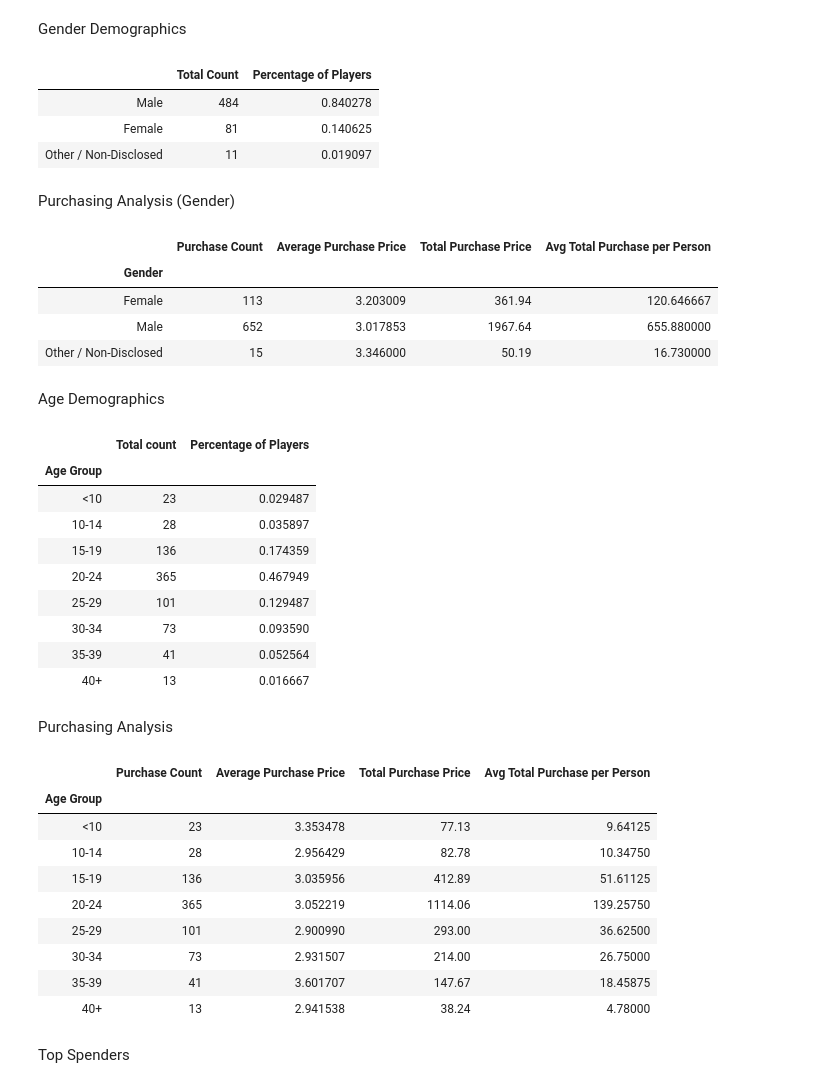
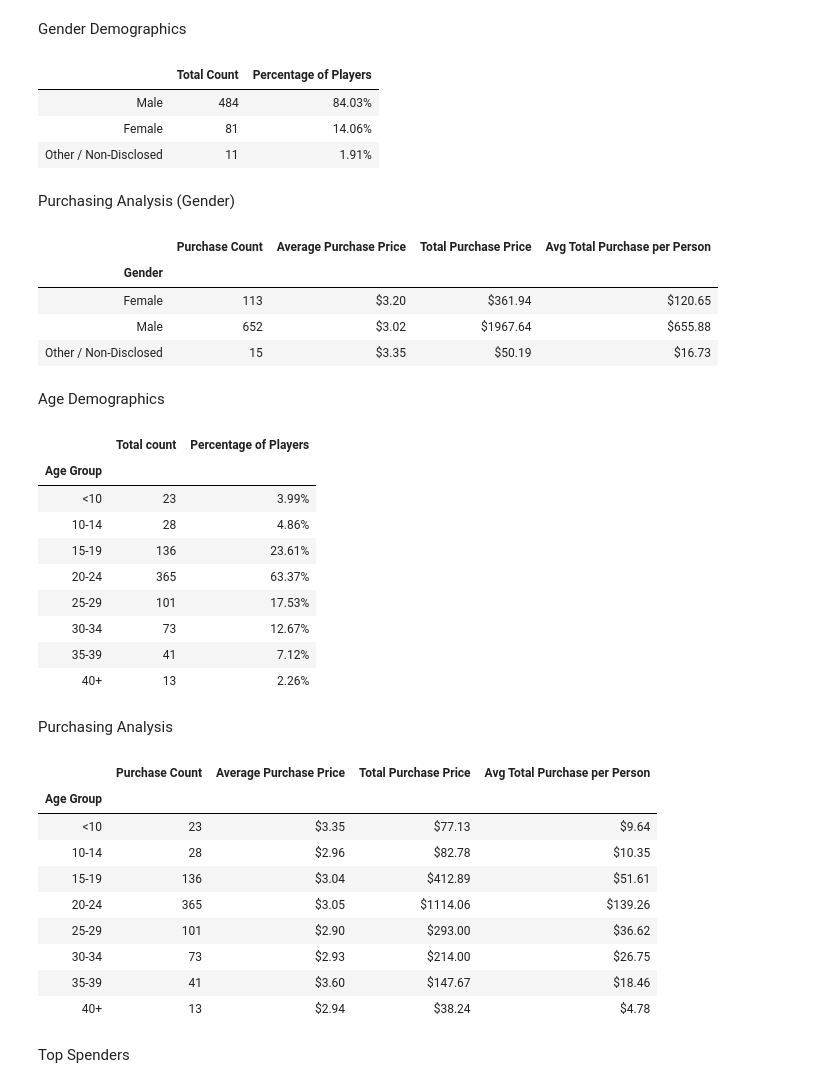
Before and after one commit to TrevorLovesMommy/pandas-challenge, a Jupyter notebook: gamer.ipynb, the cells around one changed output. Cells and saved outputs as stored; diff of their text form; code cells hidden in the pictures.

```diff
--- a/gamer.ipynb
+++ b/gamer.ipynb
@@ -76,14 +79,18 @@ gender_df = pd.DataFrame(gender_df["Gender"].value_counts())
 #rename first column
 gender_df.columns =["Total Count"]
 
+#format %
+
+
 #add column of percentage of players
 gender_df["Percentage of Players"]=gender_df["Total Count"]/population
+gender_df["Percentage of Players"] = gender_df["Percentage of Players"].map("{:.2%}".format)
 gender_df.head()
 # %% [output]
 |  | Total Count | Percentage of Players |
-| Male | 484 | 0.840278 |
-| Female | 81 | 0.140625 |
-| Other / Non-Disclosed | 11 | 0.019097 |
+| Male | 484 | 84.03% |
+| Female | 81 | 14.06% |
+| Other / Non-Disclosed | 11 | 1.91% |
 # %% [markdown]
  Purchasing Analysis (Gender)
 # %%
@@ -110,6 +117,11 @@ total_purchase_price = grouped_df["Price"].sum()
 avg_tot_purch_pp= total_purchase_price/len(grouped_df["SN"].unique())
 
 
+#optional - format currency
+avg_tot_purch_pp = avg_tot_purch_pp.map("${:.2f}".format)
+total_purchase_price = total_purchase_price.map("${:.2f}".format)
+average_purchase_price = average_purchase_price.map("${:.2f}".format)
+
 # Create a summary dataframe with dictionaries
 purchase_summary_df = pd.DataFrame({"Purchase Count": purchase_count,
                                     "Average Purchase Price": average_purchase_price,
@@ -122,9 +134,9 @@ purchase_summary_df.head()
 # %% [output]
 |  | Purchase Count | Average Purchase Price | Total Purchase Price | Avg Total Purchase per Person |
 | Gender |  |  |  |  |
-| Female | 113 | 3.203009 | 361.94 | 120.646667 |
-| Male | 652 | 3.017853 | 1967.64 | 655.880000 |
-| Other / Non-Disclosed | 15 | 3.346000 | 50.19 | 16.730000 |
+| Female | 113 | $3.20 | $361.94 | $120.65 |
+| Male | 652 | $3.02 | $1967.64 | $655.88 |
+| Other / Non-Disclosed | 15 | $3.35 | $50.19 | $16.73 |
 # %% [markdown]
 Age Demographics
 # %%
@@ -144,8 +156,10 @@ age_grouped_df = df.groupby(["Age Group"])
 num_by_bin = age_grouped_df["SN"].count()
 percentage_of_players = age_grouped_df["SN"].count()/population
 
+#Optional: round the percentage column to two decimal points
+percentage_of_players = percentage_of_players.map("{:.2%}".format)
+
 #Create a summary data frame to hold the results
-#Optional: round the percentage column to two decimal points
 age_summary_df = pd.DataFrame({"Total count": num_by_bin,
                             "Percentage of Players": percentage_of_players})
 
@@ -154,46 +168,50 @@ age_summary_df
 # %% [output]
 |  | Total count | Percentage of Players |
 | Age Group |  |  |
-| <10 | 23 | 0.029487 |
-| 10-14 | 28 | 0.035897 |
-| 15-19 | 136 | 0.174359 |
-| 20-24 | 365 | 0.467949 |
-| 25-29 | 101 | 0.129487 |
-| 30-34 | 73 | 0.093590 |
-| 35-39 | 41 | 0.052564 |
-| 40+ | 13 | 0.016667 |
+| <10 | 23 | 3.99% |
+| 10-14 | 28 | 4.86% |
+| 15-19 | 136 | 23.61% |
+| 20-24 | 365 | 63.37% |
+| 25-29 | 101 | 17.53% |
+| 30-34 | 73 | 12.67% |
+| 35-39 | 41 | 7.12% |
+| 40+ | 13 | 2.26% |
 # %% [markdown]
 Purchasing Analysis
 # %%
 #Bin the purchase_data data frame by age
 #Run basic calculations to obtain purchase count, avg. purchase price, avg. purchase total per person etc. in the table below
 
 purchase_count_age = age_grouped_df["Purchase ID"].count()
 avg_purchase_price_age = age_grouped_df["Price"].mean()
 total_purchase_price_age = age_grouped_df["Price"].sum()
 ave_purch_price_per_person_age= total_purchase_price_age/len(age_grouped_df["SN"].unique())
 
+#Optional: give the displayed data cleaner formatting
+avg_purchase_price_age = avg_purchase_price_age.map("${:.2f}".format)
+total_purchase_price_age = total_purchase_price_age.map("${:.2f}".format)
+ave_purch_price_per_person_age = ave_purch_price_per_person_age.map("${:.2f}".format)
+
 #Create a summary data frame to hold the results
 purchase_age_summary_df = pd.DataFrame({"Purchase Count": purchase_count_age,
                                         "Average Purchase Price": avg_purchase_price_age,
                                        "Total Purchase Price":total_purchase_price_age,
                                        "Avg Total Purchase per Person":ave_purch_price_per_person_age})
 
+
 #Display the summary data frame
 purchase_age_summary_df
-
-#Optional: give the displayed data cleaner formatting
 # %% [output]
 |  | Purchase Count | Average Purchase Price | Total Purchase Price | Avg Total Purchase per Person |
 | Age Group |  |  |  |  |
-| <10 | 23 | 3.353478 | 77.13 | 9.64125 |
-| 10-14 | 28 | 2.956429 | 82.78 | 10.34750 |
-| 15-19 | 136 | 3.035956 | 412.89 | 51.61125 |
-| 20-24 | 365 | 3.052219 | 1114.06 | 139.25750 |
-| 25-29 | 101 | 2.900990 | 293.00 | 36.62500 |
-| 30-34 | 73 | 2.931507 | 214.00 | 26.75000 |
-| 35-39 | 41 | 3.601707 | 147.67 | 18.45875 |
-| 40+ | 13 | 2.941538 | 38.24 | 4.78000 |
+| <10 | 23 | $3.35 | $77.13 | $9.64 |
+| 10-14 | 28 | $2.96 | $82.78 | $10.35 |
+| 15-19 | 136 | $3.04 | $412.89 | $51.61 |
+| 20-24 | 365 | $3.05 | $1114.06 | $139.26 |
+| 25-29 | 101 | $2.90 | $293.00 | $36.62 |
+| 30-34 | 73 | $2.93 | $214.00 | $26.75 |
+| 35-39 | 41 | $3.60 | $147.67 | $18.46 |
+| 40+ | 13 | $2.94 | $38.24 | $4.78 |
 # %% [markdown]
 Top Spenders
 # %%
```
Also changed, not shown: parts of 5 cells of this notebook.
